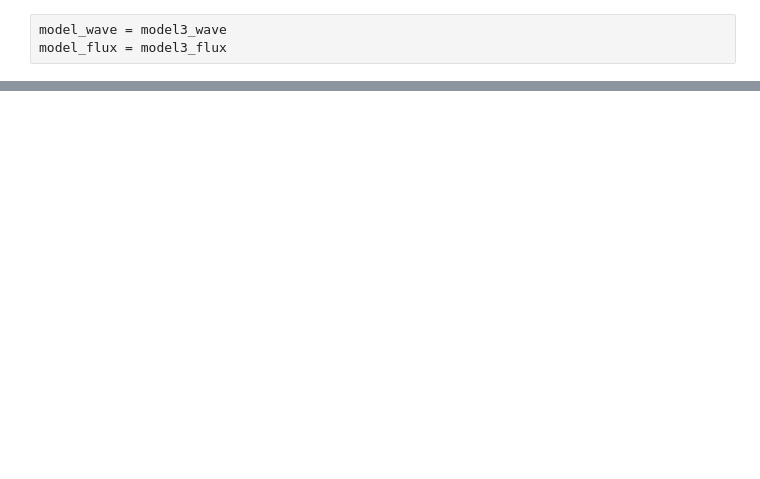
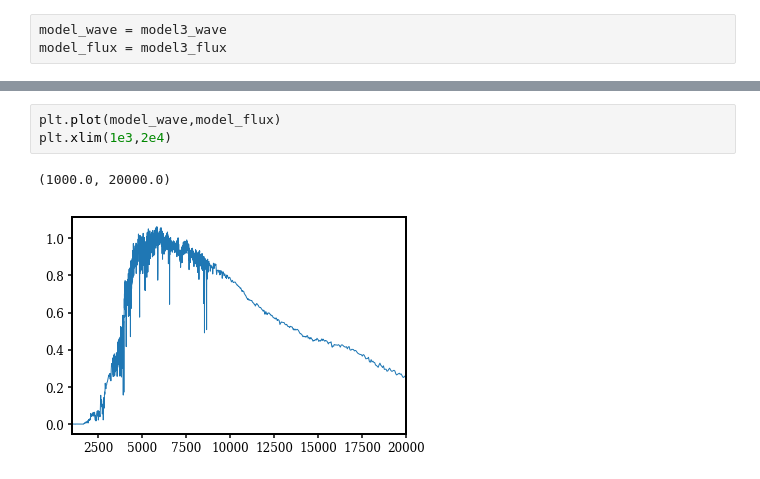
Before and after one commit to ywis/TAPS, a Jupyter notebook: examples/COSMOS_reduce_example-testing_filters.ipynb, the cells around one changed output, grey strips where cells are left out. Cells and saved outputs as stored; diff of their text form; blank space fills up the shorter version.

```diff
--- a/examples/COSMOS_reduce_example-testing_filters.ipynb
+++ b/examples/COSMOS_reduce_example-testing_filters.ipynb
@@ -3231,0 +3247,6 @@ array([ 151.20386928,  699.63789417,  645.33395227,  646.43713956,
+# %%
+plt.plot(model_wave,model_flux)
+plt.xlim(1e3,2e4)
+# %% [output]
+(1000.0, 20000.0)
+[figure, added]
```
Also changed, not shown: parts of 8 cells of this notebook, 13 other files.
